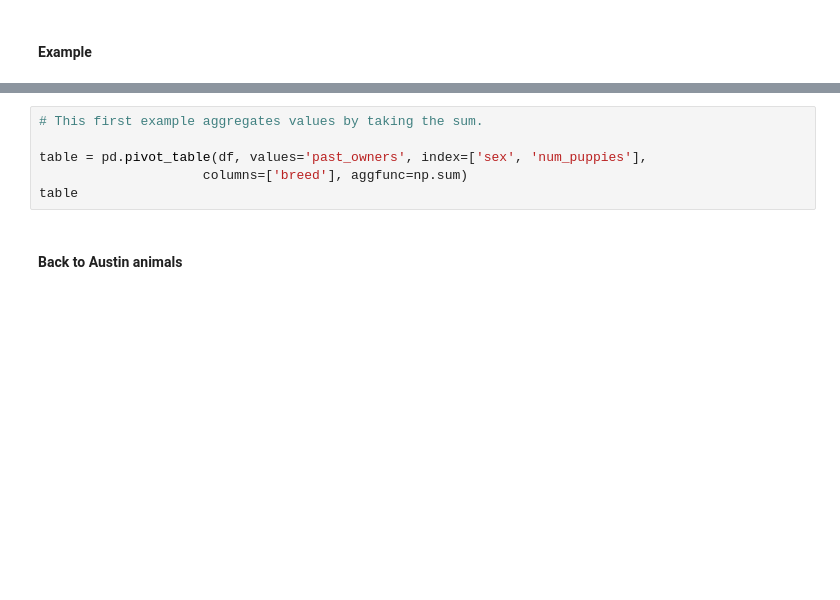
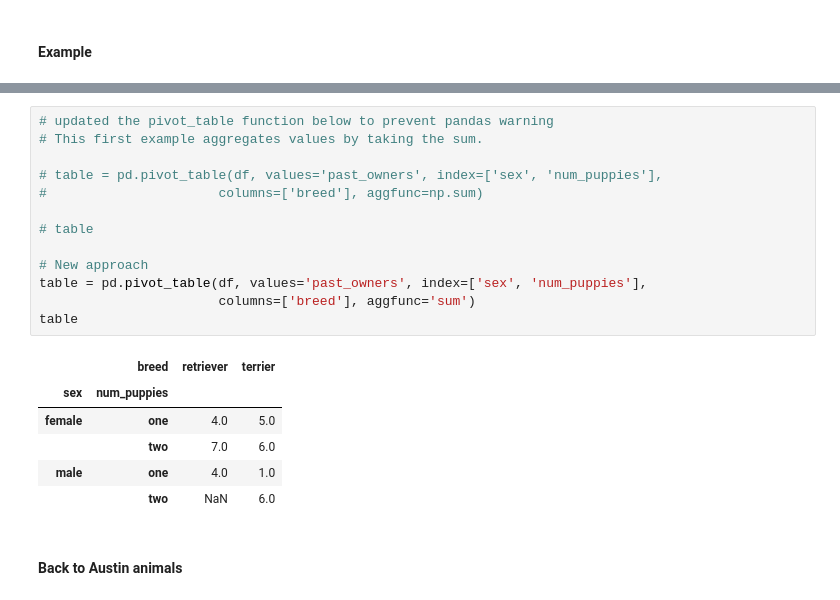
Before and after one commit to kev065/ds-aggregating_combining_dataframes-nbz32, a Jupyter notebook: aggregating_combining_dataframes.ipynb, the cells around one changed output, grey strips where cells are left out. Drawn from its saved outputs; the diff is of its cells as text; blank space fills up the shorter version.

```diff
--- a/aggregating_combining_dataframes.ipynb
+++ b/aggregating_combining_dataframes.ipynb
@@ -125,9 +232,23 @@ df
 # %%
+# updated the pivot_table function below to prevent pandas warning
 # This first example aggregates values by taking the sum.
 
+# table = pd.pivot_table(df, values='past_owners', index=['sex', 'num_puppies'],
+#                      columns=['breed'], aggfunc=np.sum)
+
+# table
+
+# New approach
 table = pd.pivot_table(df, values='past_owners', index=['sex', 'num_puppies'],
-                     columns=['breed'], aggfunc=np.sum)
+                       columns=['breed'], aggfunc='sum')
 table
+# %% [output]
+|  | breed | retriever | terrier |
+| sex | num_puppies |  |  |
+| female | one | 4.0 | 5.0 |
+|  | two | 7.0 | 6.0 |
+| male | one | 4.0 | 1.0 |
+|  | two | NaN | 6.0 |
 # %% [markdown]
 #### Back to Austin animals
 # %%
```
Also changed, not shown: parts of 17 cells of this notebook.
